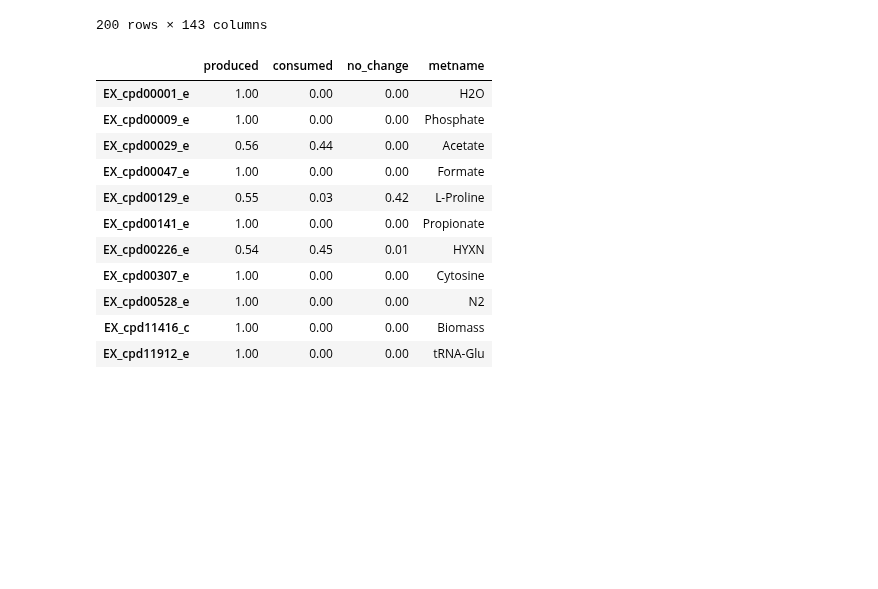
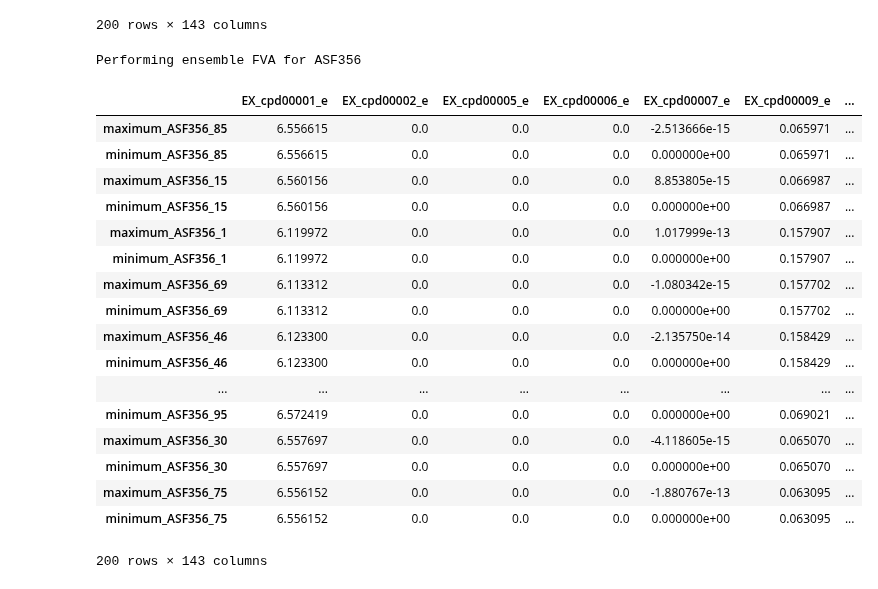
Before and after one commit to gregmedlock/asf_interactions, a Jupyter notebook: bin/test_crossfed.ipynb, the cells around one changed output. Saved outputs shown, nothing was run; the diff lists cells and outputs as text; code cells hidden in the pictures; blank space fills up the shorter version.

```diff
--- a/bin/test_crossfed.ipynb
+++ b/bin/test_crossfed.ipynb
@@ -439,16 +439,46 @@ consumption_production_by_model[species] = consumption_production_df
 consumption_production_counts[species] = summary_df
 # %%
 summary_df.loc[summary_df['produced'] > 0.5]
+no_sup_summary = summary_df
-# %% [output]
-|  | produced | consumed | no_change | metname |
-| EX_cpd00001_e | 1.00 | 0.00 | 0.00 | H2O |
-| EX_cpd00009_e | 1.00 | 0.00 | 0.00 | Phosphate |
-| EX_cpd00029_e | 0.56 | 0.44 | 0.00 | Acetate |
-| EX_cpd00047_e | 1.00 | 0.00 | 0.00 | Formate |
-| EX_cpd00129_e | 0.55 | 0.03 | 0.42 | L-Proline |
-| EX_cpd00141_e | 1.00 | 0.00 | 0.00 | Propionate |
-| EX_cpd00226_e | 0.54 | 0.45 | 0.01 | HYXN |
-| EX_cpd00307_e | 1.00 | 0.00 | 0.00 | Cytosine |
-| EX_cpd00528_e | 1.00 | 0.00 | 0.00 | N2 |
-| EX_cpd11416_c | 1.00 | 0.00 | 0.00 | Biomass |
-| EX_cpd11912_e | 1.00 | 0.00 | 0.00 | tRNA-Glu |
+# %%
+# repeat FVA, this time with proline available in excess to see if it changes consumption of other mets
+for species in ['ASF356']:
+    print('Performing ensemble FVA for ' + species)
+    species_ensemble = ensemble_dict[species]
+    species_ensemble.base_model.objective = 'bio1'
+    # set media conditions as mLB
+    task_utils.open_exchanges(species_ensemble.base_model)
+    task_utils.set_media(species_ensemble.base_model, mLB_dict)
+    # set proline open in excess
+    # get exchange reactions for the model
+    old_pro_bound = species_ensemble.base_model.reactions.get_by_id('EX_cpd00129_e').lower_bound
+    species_ensemble.base_model.reactions.get_by_id('EX_cpd00129_e').lower_bound = -100
+
+    exchange_reactions = [rxn for rxn in ensemble_dict[species].base_model.reactions if rxn.id.startswith('EX_')]
+    fva_results = ensemble_dict[species].ensemble_fva(reaction_list=exchange_reactions)
+    species_ensemble.base_model.reactions.get_by_id('EX_cpd00129_e').lower_bound = old_pro_bound
+    # save fva results for each species
+    #fva_results.to_csv('../results/task_13/fva_monoculture_'+species+'.tsv',sep='\t')
+# %% [output]
+Performing ensemble FVA for ASF356
+# %%
+fva_results
+# %% [output]
+|  | EX_cpd00001_e | EX_cpd00002_e | EX_cpd00005_e | EX_cpd00006_e | EX_cpd00007_e | EX_cpd00009_e | ... |
+| maximum_ASF356_85 | 6.556615 | 0.0 | 0.0 | 0.0 | -2.513666e-15 | 0.065971 | ... |
+| minimum_ASF356_85 | 6.556615 | 0.0 | 0.0 | 0.0 | 0.000000e+00 | 0.065971 | ... |
+| maximum_ASF356_15 | 6.560156 | 0.0 | 0.0 | 0.0 | 8.853805e-15 | 0.066987 | ... |
+| minimum_ASF356_15 | 6.560156 | 0.0 | 0.0 | 0.0 | 0.000000e+00 | 0.066987 | ... |
+| maximum_ASF356_1 | 6.119972 | 0.0 | 0.0 | 0.0 | 1.017999e-13 | 0.157907 | ... |
+| minimum_ASF356_1 | 6.119972 | 0.0 | 0.0 | 0.0 | 0.000000e+00 | 0.157907 | ... |
+| maximum_ASF356_69 | 6.113312 | 0.0 | 0.0 | 0.0 | -1.080342e-15 | 0.157702 | ... |
+| minimum_ASF356_69 | 6.113312 | 0.0 | 0.0 | 0.0 | 0.000000e+00 | 0.157702 | ... |
+| maximum_ASF356_46 | 6.123300 | 0.0 | 0.0 | 0.0 | -2.135750e-14 | 0.158429 | ... |
+| minimum_ASF356_46 | 6.123300 | 0.0 | 0.0 | 0.0 | 0.000000e+00 | 0.158429 | ... |
+| ... | ... | ... | ... | ... | ... | ... | ... |
+| minimum_ASF356_95 | 6.572419 | 0.0 | 0.0 | 0.0 | 0.000000e+00 | 0.069021 | ... |
+| maximum_ASF356_30 | 6.557697 | 0.0 | 0.0 | 0.0 | -4.118605e-15 | 0.065070 | ... |
+| minimum_ASF356_30 | 6.557697 | 0.0 | 0.0 | 0.0 | 0.000000e+00 | 0.065070 | ... |
+| maximum_ASF356_75 | 6.556152 | 0.0 | 0.0 | 0.0 | -1.880767e-13 | 0.063095 | ... |
+| minimum_ASF356_75 | 6.556152 | 0.0 | 0.0 | 0.0 | 0.000000e+00 | 0.063095 | ... |
+200 rows × 143 columns
```
Also changed, not shown: parts of 4 cells of this notebook, 1 other file.
